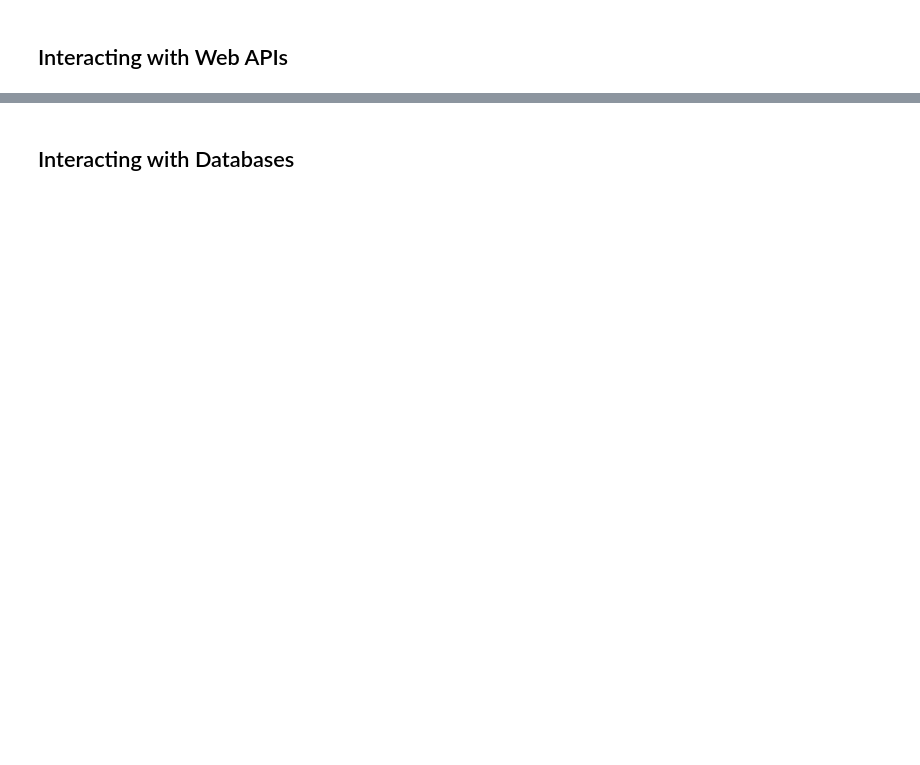
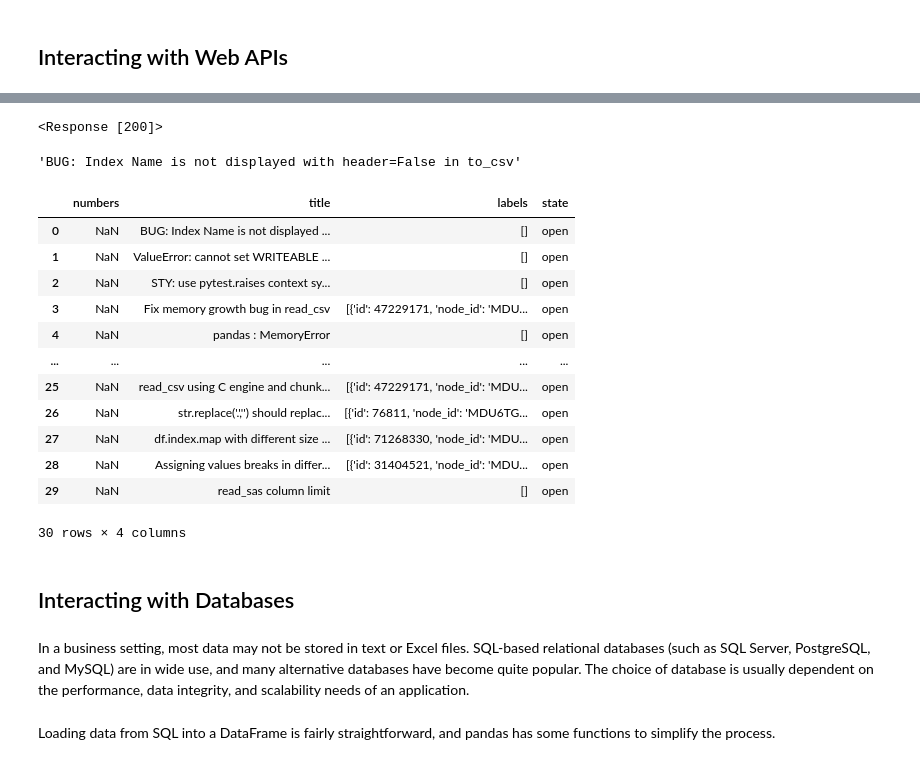
Before and after one commit to UlrikeBoehm/PythonDataAnalysis, a Jupyter notebook: 06_DataLoading_Storage_FileFormat/DataLoading_Storage_FileFormats.ipynb, the cells around one changed output, grey strips where cells are left out. Drawn from its saved outputs; the diff is of its cells as text; code cells hidden in the pictures; blank space fills up the shorter version.

```diff
--- a/06_DataLoading_Storage_FileFormat/DataLoading_Storage_FileFormats.ipynb
+++ b/06_DataLoading_Storage_FileFormat/DataLoading_Storage_FileFormats.ipynb
@@ -430,2 +526,38 @@ pandas has built-in support for two more binary data formats: __HDF5__ and __Mes
+# %%
+url = 'http://api.github.com/repos/pandas-dev/pandas/issues'
+# %%
+resp = requests.get(url)
+# %%
+resp
+# %% [output]
+<Response [200]>
+# %%
+data = resp.json()
+# %%
+data[0]['title']
+# %% [output]
+'BUG: Index Name is not displayed with header=False in to_csv'
+# %%
+issues = pd.DataFrame(data, columns = ['numbers','title','labels','state'])
+# %%
+issues # looks very weird -> must be wrong
+# %% [output]
+|  | numbers | title | labels | state |
+| 0 | NaN | BUG: Index Name is not displayed ... | [] | open |
+| 1 | NaN | ValueError: cannot set WRITEABLE ... | [] | open |
+| 2 | NaN | STY: use pytest.raises context sy... | [] | open |
+| 3 | NaN | Fix memory growth bug in read_csv | [{'id': 47229171, 'node_id': 'MDU... | open |
+| 4 | NaN | pandas : MemoryError | [] | open |
+| ... | ... | ... | ... | ... |
+| 25 | NaN | read_csv using C engine and chunk... | [{'id': 47229171, 'node_id': 'MDU... | open |
+| 26 | NaN | str.replace('.','') should replac... | [{'id': 76811, 'node_id': 'MDU6TG... | open |
+| 27 | NaN | df.index.map with different size ... | [{'id': 71268330, 'node_id': 'MDU... | open |
+| 28 | NaN | Assigning values breaks in differ... | [{'id': 31404521, 'node_id': 'MDU... | open |
+| 29 | NaN | read_sas column limit | [] | open |
+30 rows × 4 columns
 # %% [markdown]
 ## Interacting with Databases
+# %% [markdown]
+In a business setting, most data may not be stored in text or Excel files. SQL-based relational databases (such as SQL Server, PostgreSQL, and MySQL) are in wide use, and many alternative databases have become quite popular. The choice of database is usually dependent on the performance, data integrity, and scalability needs of an application.
+# %% [markdown]
+Loading data from SQL into a DataFrame is fairly straightforward, and pandas has some functions to simplify the process.
```
Also changed, not shown: parts of 44 cells of this notebook, 3 other files.
